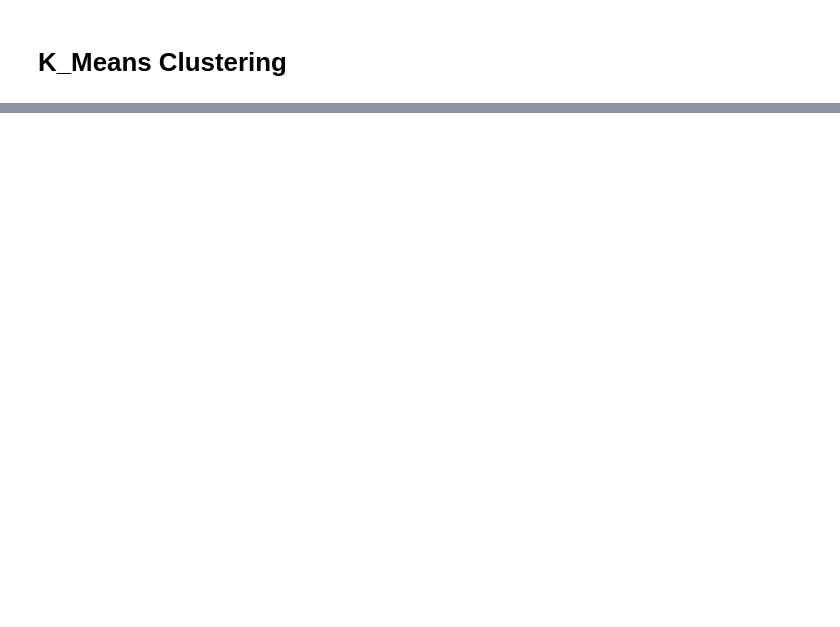
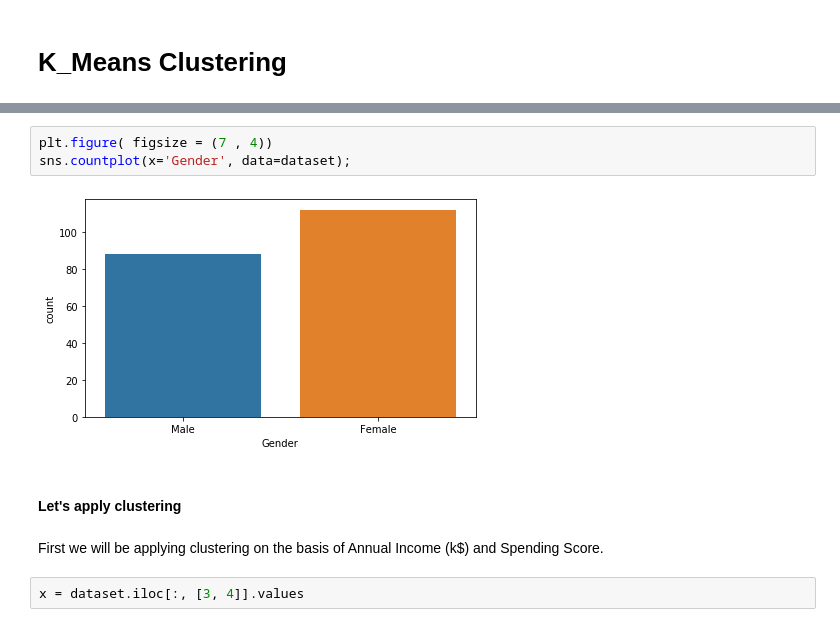
Before and after one commit to kabirnagpal/ML-Track, a Jupyter notebook: week 6.ipynb, the cells around one changed output, grey strips where cells are left out. Drawn from its saved outputs; the diff is of its cells as text; blank space fills up the shorter version.

```diff
--- a/week 6.ipynb
+++ b/week 6.ipynb
@@ -119,0 +128,11 @@ plt.show()
+# %%
+plt.figure( figsize = (7 , 4))
+sns.countplot(x='Gender', data=dataset);
+# %% [output]
+[figure, added]
+# %% [markdown]
+#### Let's apply clustering
+# %% [markdown]
+First we will be applying clustering on the basis of Annual Income (k$)	 and Spending Score.
+# %%
+x = dataset.iloc[:, [3, 4]].values
```
Also changed, not shown: parts of 130 cells of this notebook, 7 other files.
